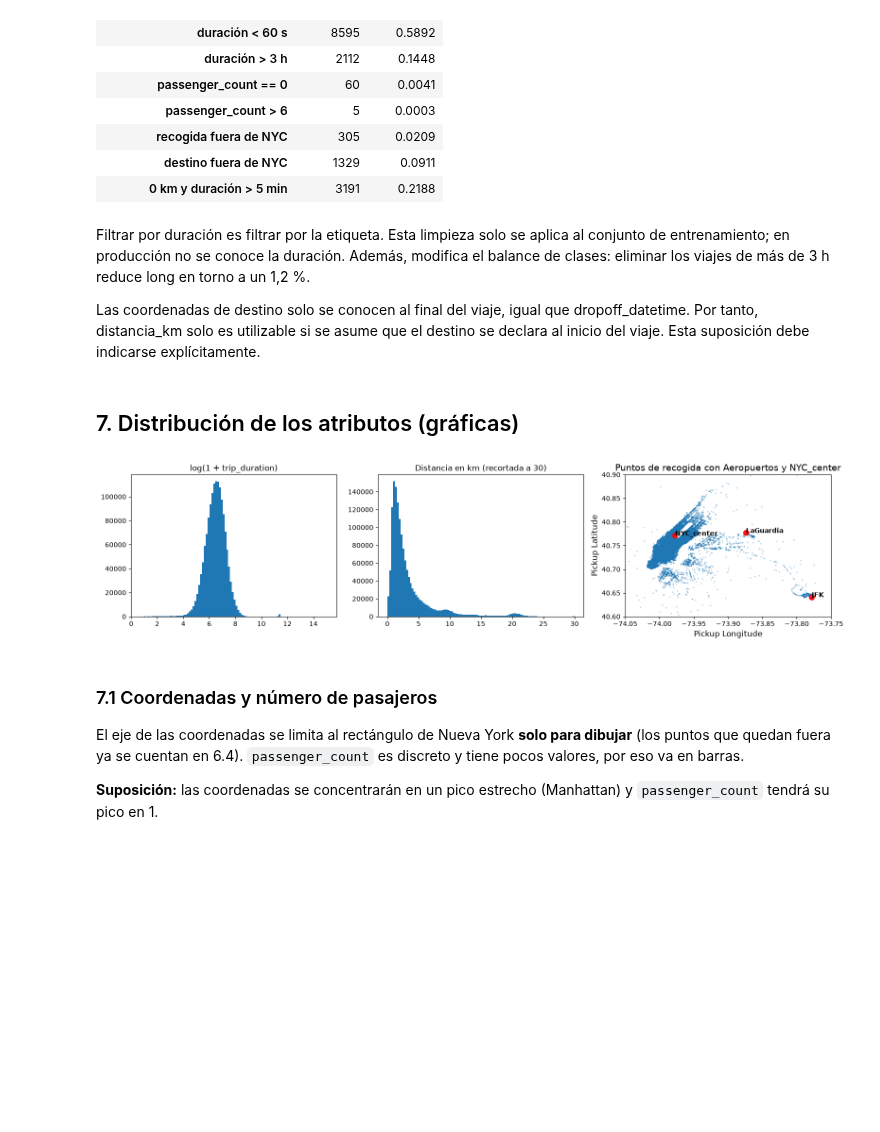
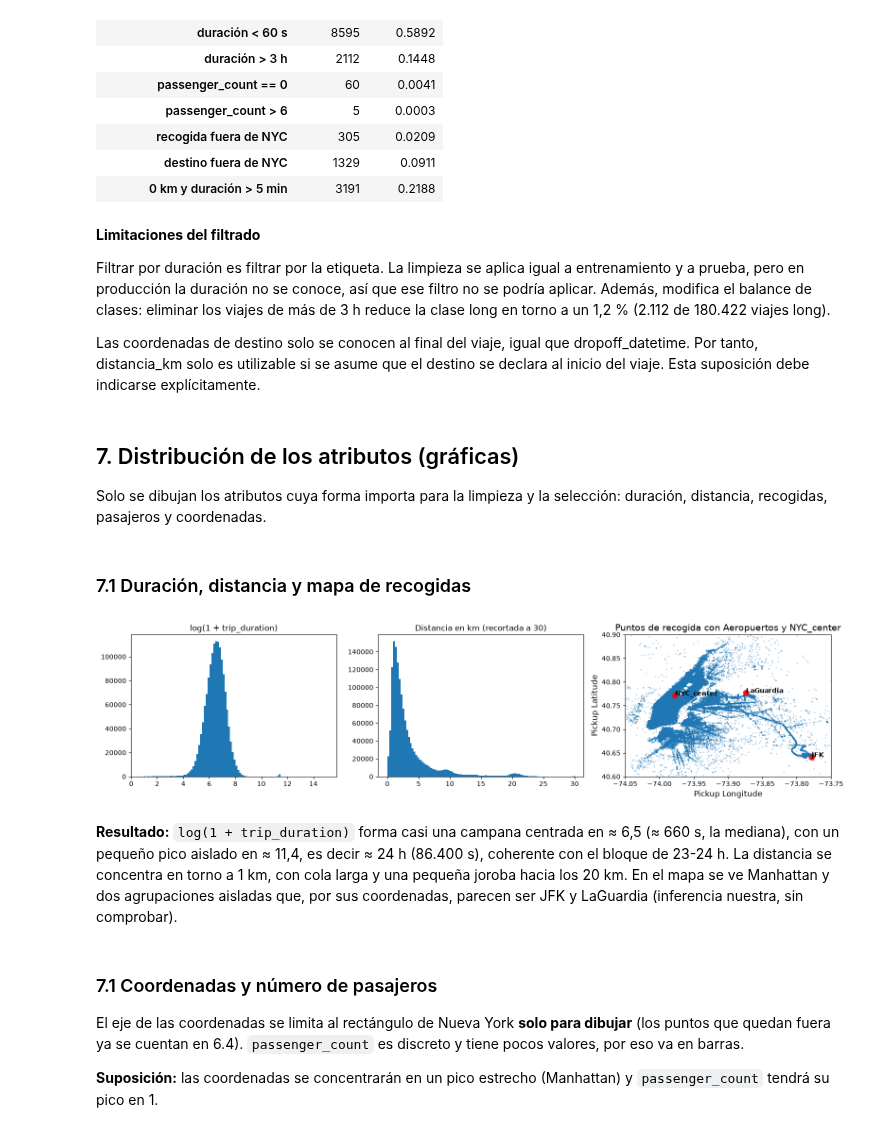
Before and after one commit to Diesanz/ml-classifiers-workspace, a Jupyter notebook: Scripts/exploracion-datos.ipynb, the cells around one changed output. Cells and saved outputs as stored; diff of their text form; code cells hidden in the pictures; blank space fills up the shorter version.

```diff
--- a/Scripts/exploracion-datos.ipynb
+++ b/Scripts/exploracion-datos.ipynb
@@ -716,11 +712,17 @@ tabla
 | destino fuera de NYC | 1329 | 0.0911 |
 | 0 km y duración > 5 min | 3191 | 0.2188 |
 # %% [markdown]
-Filtrar por duración es filtrar por la etiqueta. Esta limpieza solo se aplica al conjunto de entrenamiento; en producción no se conoce la duración. Además, modifica el balance de clases: eliminar los viajes de más de 3 h reduce long en torno a un 1,2 %.
+**Limitaciones del filtrado**
+
+Filtrar por duración es filtrar por la etiqueta. La limpieza se aplica igual a entrenamiento y a prueba, pero en producción la duración no se conoce, así que ese filtro no se podría aplicar. Además, modifica el balance de clases: eliminar los viajes de más de 3 h reduce la clase long en torno a un 1,2 % (2.112 de 180.422 viajes long).
 
 Las coordenadas de destino solo se conocen al final del viaje, igual que dropoff_datetime. Por tanto, distancia_km solo es utilizable si se asume que el destino se declara al inicio del viaje. Esta suposición debe indicarse explícitamente.
 # %% [markdown]
 ## 7. Distribución de los atributos (gráficas)
+
+Solo se dibujan los atributos cuya forma importa para la limpieza y la selección: duración, distancia, recogidas, pasajeros y coordenadas.
+# %% [markdown]
+### 7.1 Duración, distancia y mapa de recogidas
 # %%
 fig, axes = plt.subplots(1, 3, figsize=(16, 4))
 
@@ -732,37 +734,41 @@ axes[1].set_title("Distancia en km (recortada a 30)")
 
 # Grafica apra dibujar las dirrecciones de la conducción
 #Definir las localizaciones de interés
 JFK_location = [-73.778203, 40.641165]
 LaGuardia_location = [-73.873923, 40.776935]
 NYC_center = [-73.977282, 40.770940]
-# Tomar la muestra de datos
-muestra = df.sample(50000, random_state=1)
 
 # Dibujar los puntos de recogida (scatter principal)
-axes[2].scatter(muestra["pickup_longitude"], muestra["pickup_latitude"], s=1, alpha=0.3)
+axes[2].scatter(df["pickup_longitude"], df["pickup_latitude"], s=1, alpha=0.3)
 
 # Dibujar los puntos clave (Aeropuertos y Centro) sobre el mismo eje
 axes[2].plot(JFK_location[0], JFK_location[1], 'o', color='r', alpha=0.9, markersize=8)
 axes[2].plot(LaGuardia_location[0], LaGuardia_location[1], 'o', color='r', alpha=0.9, markersize=8)
 axes[2].plot(NYC_center[0], NYC_center[1], 'o', color='r', alpha=0.9, markersize=8)
 
 # Añadir los textos (anotaciones)
 axes[2].annotate('NYC_center', (NYC_center[0], NYC_center[1]), color='black', fontsize=10, weight='bold')
 axes[2].annotate('LaGuardia', (LaGuardia_location[0], LaGuardia_location[1]), color='black', fontsize=10, weight='bold')
 axes[2].annotate('JFK', (JFK_location[0], JFK_location[1]), color='black', fontsize=10, weight='bold')
 
 # Configurar límites, etiquetas y título
 axes[2].set_xlim(-74.05, -73.75)
 axes[2].set_ylim(40.6, 40.9)
 axes[2].set_xlabel('Pickup Longitude', fontsize=12)
 axes[2].set_ylabel('Pickup Latitude', fontsize=12)
 axes[2].set_title('Puntos de recogida con Aeropuertos y NYC_center', fontsize=14)
 
 plt.tight_layout()
 plt.savefig("distribucion_atributos.png", dpi=150)
 plt.show()
 # %% [output]
-[figure, old version]
+[figure, new version]
+# %% [markdown]
+**Resultado:** `log(1 + trip_duration)` forma casi una campana centrada en ≈ 6,5 (≈ 660 s, la
+mediana), con un pequeño pico aislado en ≈ 11,4, es decir ≈ 24 h (86.400 s), coherente con el
+bloque de 23-24 h. La distancia se concentra en torno a 1 km, con cola larga y una pequeña
+joroba hacia los 20 km. En el mapa se ve Manhattan y dos agrupaciones aisladas que, por sus
+coordenadas, parecen ser JFK y LaGuardia (inferencia nuestra, sin comprobar).
 # %% [markdown]
 ### 7.1 Coordenadas y número de pasajeros
 
```
Also changed, not shown: parts of 23 cells of this notebook, 3 other files.
